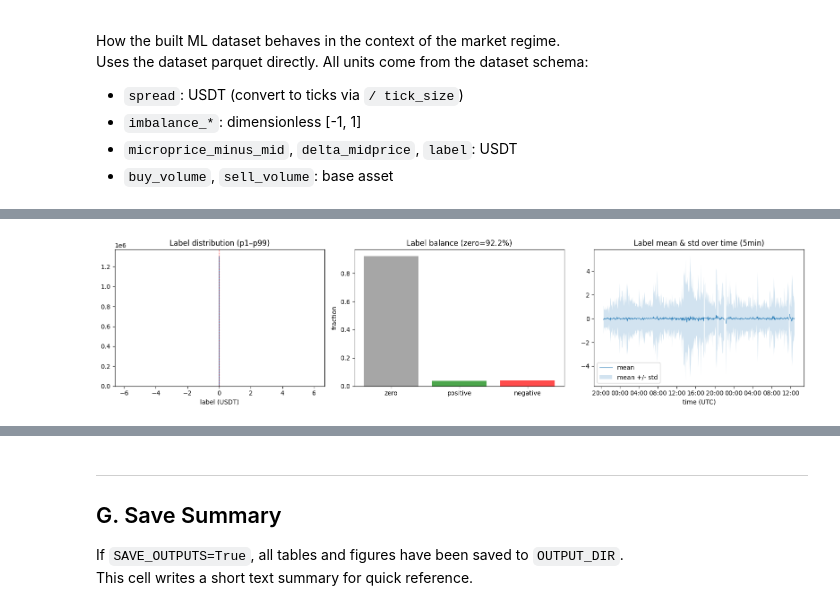
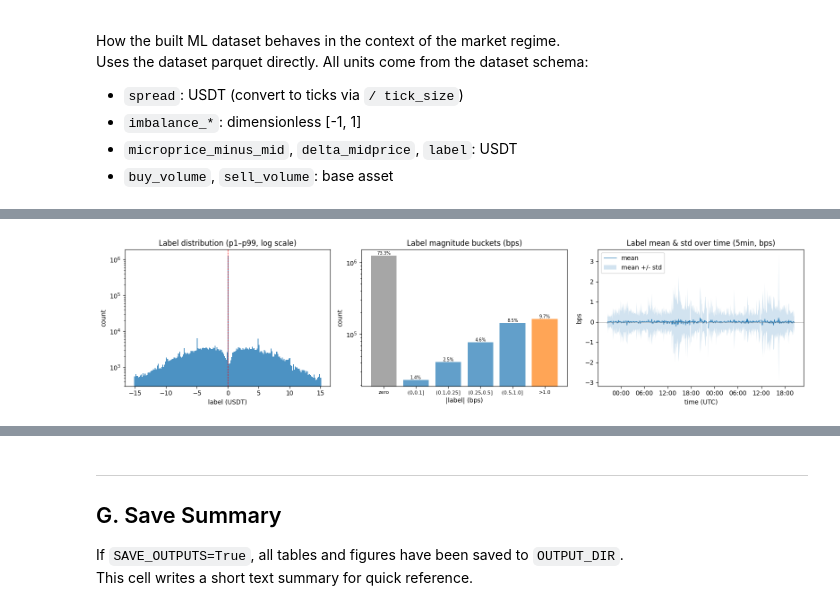
Before and after one commit to EfremtsevVsevolod/hft-research-env, a Jupyter notebook: notebooks/market_context.ipynb, the cells around one changed output, grey strips where cells are left out. Saved outputs shown, nothing was run; the diff lists cells and outputs as text; code cells hidden in the pictures.

```diff
--- a/notebooks/market_context.ipynb
+++ b/notebooks/market_context.ipynb
@@ -16,14 +16,10 @@ from pathlib import Path
 
 # --- Paths (set to None to skip that data source) ---
 RAW_DATA_PATH = Path("../data/raw/binance/BTCUSDT_v2")   # directory with *.parquet
-DATASET_PATH  = Path("../data/datasets/binance/BTCUSDT_v2/dataset_v1.parquet")  # built ML dataset
+DATASET_PATH  = Path("../data/datasets/binance/BTCUSDT_v2/dataset_i100_tw1000_w600_h1000.parquet")  # built ML dataset
 
 # --- Symbol ---
 SYMBOL = "BTCUSDT"
-
-# --- Replay / dataset params (for interpretation, not computation) ---
-INTERVAL_MS = 100       # sampling grid interval
-HORIZON_MS  = 200       # label lookahead horizon
 
 # --- Book replay settings ---
 BOOK_SAMPLE_MS = 1000   # how often to sample book state (ms)
@@ -38,8 +34,8 @@ PLOT_RESAMPLE = "5min"          # resample rule for time-series plots
 RV_WINDOW     = "5min"          # realized volatility bucket size
 
 # --- Output ---
-SAVE_OUTPUTS = True
-OUTPUT_DIR   = Path(f"../reports/market_context/{SYMBOL}/run_01")
+SAVE_OUTPUTS = False
+OUTPUT_DIR   = Path(f"../reports/market_context/{SYMBOL}/run_02")
 # %%
 import json, warnings
 from datetime import timezone as _tz
@@ -693,6 +769,7 @@ if HAS_DS:
     if not features:
         print("No usable feature columns found.")
     else:
+        _log_y_features = {"spread", "delta_midprice", "buy_volume", "sell_volume"}
         ncols = min(4, len(features))
         nrows = (len(features) + ncols - 1) // ncols
         fig, axes = plt.subplots(nrows, ncols, figsize=(4 * ncols, 3 * nrows))
@@ -700,6 +777,8 @@ if HAS_DS:
             data = ds[col]
             lo, hi, tag = _qrange(data, 0.01, 0.99)
             ax.hist(data, bins=100, range=(lo, hi), edgecolor="none", alpha=0.8)
+            if col in _log_y_features:
+                ax.set_yscale("log")
             ax.set_title(f"{col}\n({tag})", fontsize=9)
             ax.axvline(data.median(), color="red", ls="--", linewidth=0.8)
         # Hide unused axes
@@ -727,40 +806,71 @@ max        33.950000       0.999996       0.999934       0.999869             16
 # %%
 # --- Label distribution ---
 if HAS_DS:
     fig, axes = plt.subplots(1, 3, figsize=(16, 4))
 
-    # Histogram
+    # 1. Histogram with log y-axis
     ax = axes[0]
     lo, hi, tag = _qrange(label, 0.01, 0.99)
     ax.hist(label, bins=200, range=(lo, hi), edgecolor="none", alpha=0.8)
+    ax.set_yscale("log")
     ax.set_xlabel("label (USDT)")
-    ax.set_title(f"Label distribution ({tag})")
+    ax.set_ylabel("count")
+    ax.set_title(f"Label distribution ({tag}, log scale)")
     ax.axvline(0, color="red", ls="--", linewidth=0.8)
 
-    # Zero / pos / neg
+    # 2. Label buckets in bps (more meaningful than ticks for BTC)
     ax = axes[1]
-    ax.bar(["zero", "positive", "negative"], [zero_pct, pos_pct, neg_pct],
-           color=["gray", "green", "red"], alpha=0.7)
-    ax.set_ylabel("fraction")
-    ax.set_title(f"Label balance (zero={zero_pct:.1%})")
+    label_bps_vals = label / ref_price * 1e4
+    # Buckets: 0, (0,0.1], (0.1,0.25], (0.25,0.5], (0.5,1], >1 bps (symmetric)
+    edges = [0, 0.1, 0.25, 0.5, 1.0]
+    abs_bps = label_bps_vals.abs()
+    bucket_labels = ["zero"]
+    bucket_counts = [int((label == 0).sum())]
+    bucket_colors = ["gray"]
+    for i in range(len(edges) - 1):
+        lo_e, hi_e = edges[i], edges[i + 1]
+        cnt = int(((abs_bps > lo_e) & (abs_bps <= hi_e)).sum())
+        bucket_labels.append(f"({lo_e},{hi_e}]")
+        bucket_counts.append(cnt)
+        bucket_colors.append("tab:blue")
+    cnt_tail = int((abs_bps > edges[-1]).sum())
+    bucket_labels.append(f">{edges[-1]}")
+    bucket_counts.append(cnt_tail)
+    bucket_colors.append("tab:orange")
 
-    # Label over time
+    ax.bar(range(len(bucket_labels)), bucket_counts, color=bucket_colors, alpha=0.7)
+    ax.set_xticks(range(len(bucket_labels)))
+    ax.set_xticklabels(bucket_labels, fontsize=8)
+    ax.set_yscale("log")
+    ax.set_xlabel("|label| (bps)")
+    ax.set_ylabel("count")
+    # Add pct annotations
+    total = len(label)
+    for i, cnt in enumerate(bucket_counts):
+        if cnt > 0:
+            ax.text(i, cnt, f"{cnt/total:.1%}", ha="center", va="bottom", fontsize=7)
+    ax.set_title("Label magnitude buckets (bps)")
+
+    # 3. Label over time (in bps)
     ax = axes[2]
     lab_rs = ds.set_index("datetime")["label"].resample("5min")
-    lab_mean = lab_rs.mean()
-    lab_std = lab_rs.std()
-    ax.plot(lab_mean.index, lab_mean, linewidth=0.8, label="mean")
-    ax.fill_between(lab_mean.index, lab_mean - lab_std, lab_mean + lab_std,
+    lab_mean_bps = lab_rs.mean() / ref_price * 1e4
+    lab_std_bps = lab_rs.std() / ref_price * 1e4
+    ax.plot(lab_mean_bps.index, lab_mean_bps, linewidth=0.8, label="mean")
+    ax.fill_between(lab_mean_bps.index,
+                    lab_mean_bps - lab_std_bps, lab_mean_bps + lab_std_bps,
                     alpha=0.2, label="mean +/- std")
-    ax.set_title("Label mean & std over time (5min)")
+    ax.axhline(0, color="gray", linewidth=0.5)
+    ax.set_ylabel("bps")
+    ax.set_title("Label mean & std over time (5min, bps)")
     ax.legend()
     _fmt_xaxis(ax)
 
     fig.tight_layout()
     _save_fig(fig, "dataset_labels")
     plt.show()
 # %% [output]
-[figure, old version]
+[figure, new version]
 # %%
 # --- Dataset metrics by hour_of_day ---
 if HAS_DS:
```
Also changed, not shown: parts of 19 cells of this notebook.
